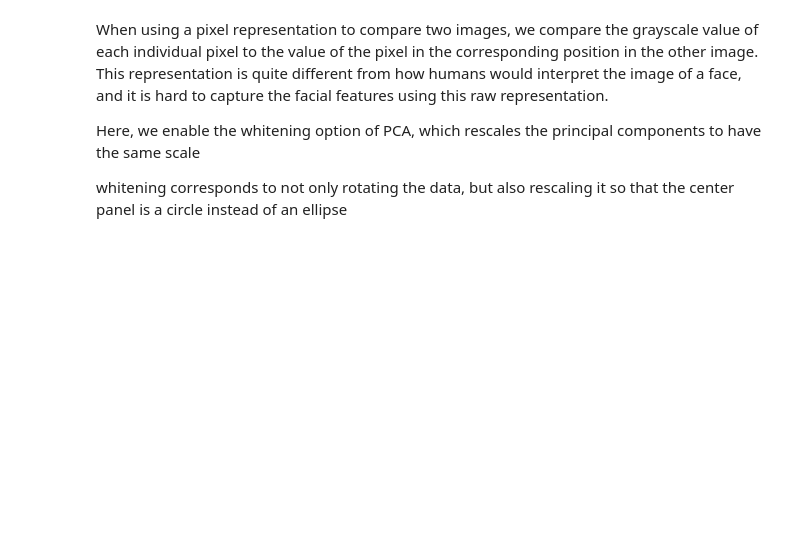
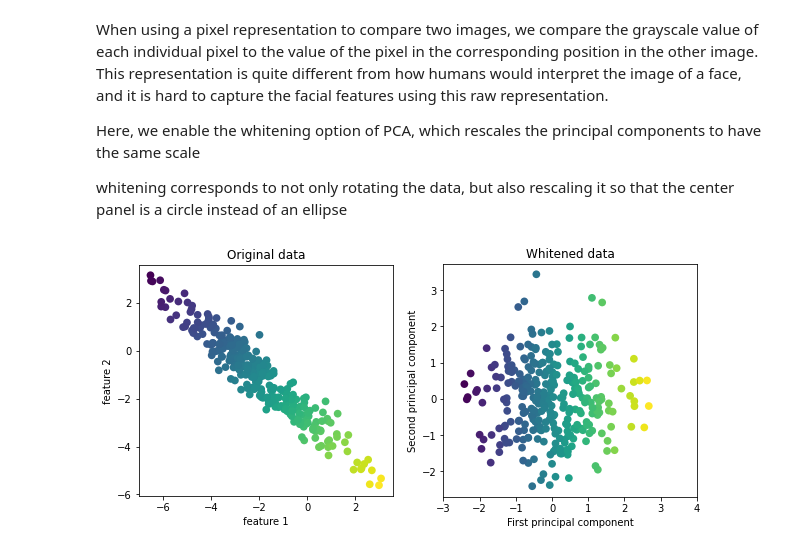
Before and after one commit to devharshmishra/Deep-Learninig-Lab, a Jupyter notebook: DL_LAB_25_FEB.ipynb, the cells around one changed output. Cells and saved outputs as stored; diff of their text form; code cells hidden in the pictures; blank space fills up the shorter version.

```diff
--- a/DL_LAB_25_FEB.ipynb
+++ b/DL_LAB_25_FEB.ipynb
@@ -155,3 +155,7 @@ whitening option of PCA, which rescales the principal components to have the sam
 scale
 
 whitening corresponds to not only rotating the data, but also rescaling it so that the center panel is a circle instead of an ellipse
+# %%
+mglearn.plots.plot_pca_whitening()
+# %% [output]
+[figure, added]
```
